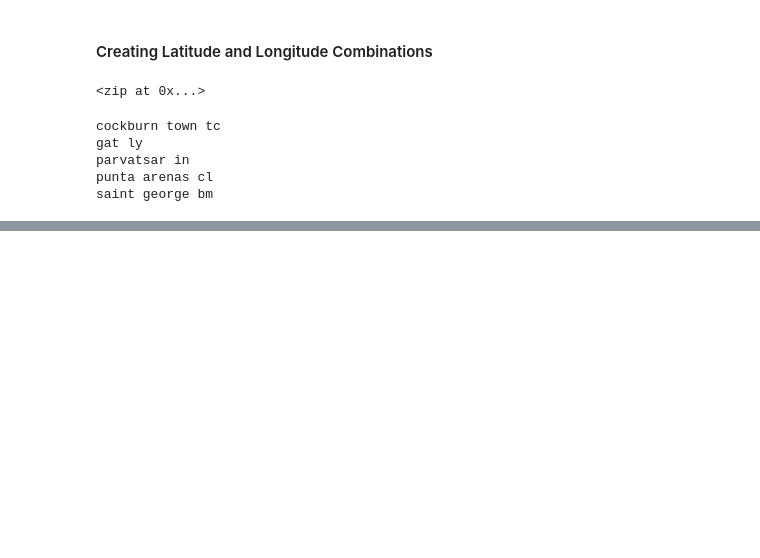
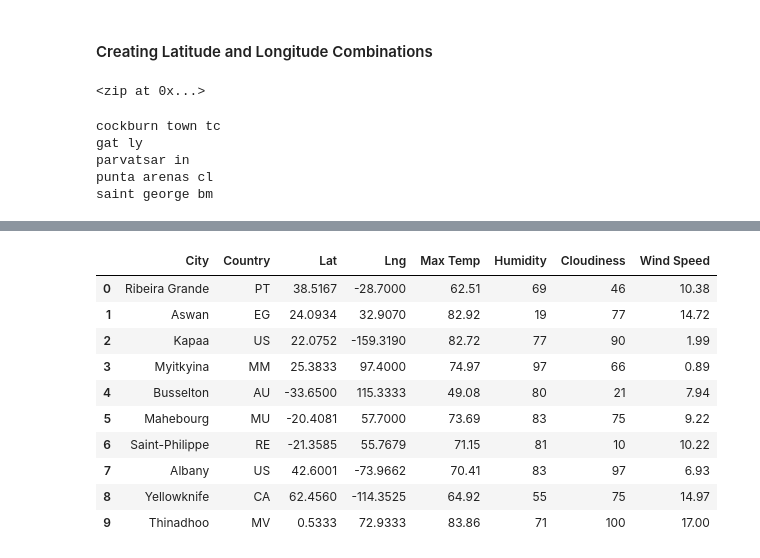
Before and after one commit to BHashemi2021/World_Weather_Analysis, a Jupyter notebook: WeatherPy.ipynb, the cells around one changed output, grey strips where cells are left out. Saved outputs shown, nothing was run; the diff lists cells and outputs as text; code cells hidden in the pictures; blank space fills up the shorter version.

```diff
--- a/WeatherPy.ipynb
+++ b/WeatherPy.ipynb
@@ -44,0 +235,21 @@ for coordinate in coordinates:
+# %%
+# Reorder the columns in the order you want them to appear.
+
+new_column_order = ["City", "Country", "Lat","Lng", "Max Temp", "Humidity", "Cloudiness", "Wind Speed"]
+
+# Assign a new or the same DataFrame the new column order.
+
+reordered_df = city_data_df[new_column_order]
+reordered_df.head(10)
+# %% [output]
+|  | City | Country | Lat | Lng | Max Temp | Humidity | Cloudiness | Wind Speed |
+| 0 | Ribeira Grande | PT | 38.5167 | -28.7000 | 62.51 | 69 | 46 | 10.38 |
+| 1 | Aswan | EG | 24.0934 | 32.9070 | 82.92 | 19 | 77 | 14.72 |
+| 2 | Kapaa | US | 22.0752 | -159.3190 | 82.72 | 77 | 90 | 1.99 |
+| 3 | Myitkyina | MM | 25.3833 | 97.4000 | 74.97 | 97 | 66 | 0.89 |
+| 4 | Busselton | AU | -33.6500 | 115.3333 | 49.08 | 80 | 21 | 7.94 |
+| 5 | Mahebourg | MU | -20.4081 | 57.7000 | 73.69 | 83 | 75 | 9.22 |
+| 6 | Saint-Philippe | RE | -21.3585 | 55.7679 | 71.15 | 81 | 10 | 10.22 |
+| 7 | Albany | US | 42.6001 | -73.9662 | 70.41 | 83 | 97 | 6.93 |
+| 8 | Yellowknife | CA | 62.4560 | -114.3525 | 64.92 | 55 | 75 | 14.97 |
+| 9 | Thinadhoo | MV | 0.5333 | 72.9333 | 83.86 | 71 | 100 | 17.00 |
```
Also changed, not shown: parts of 10 cells of this notebook, 2 other files.
